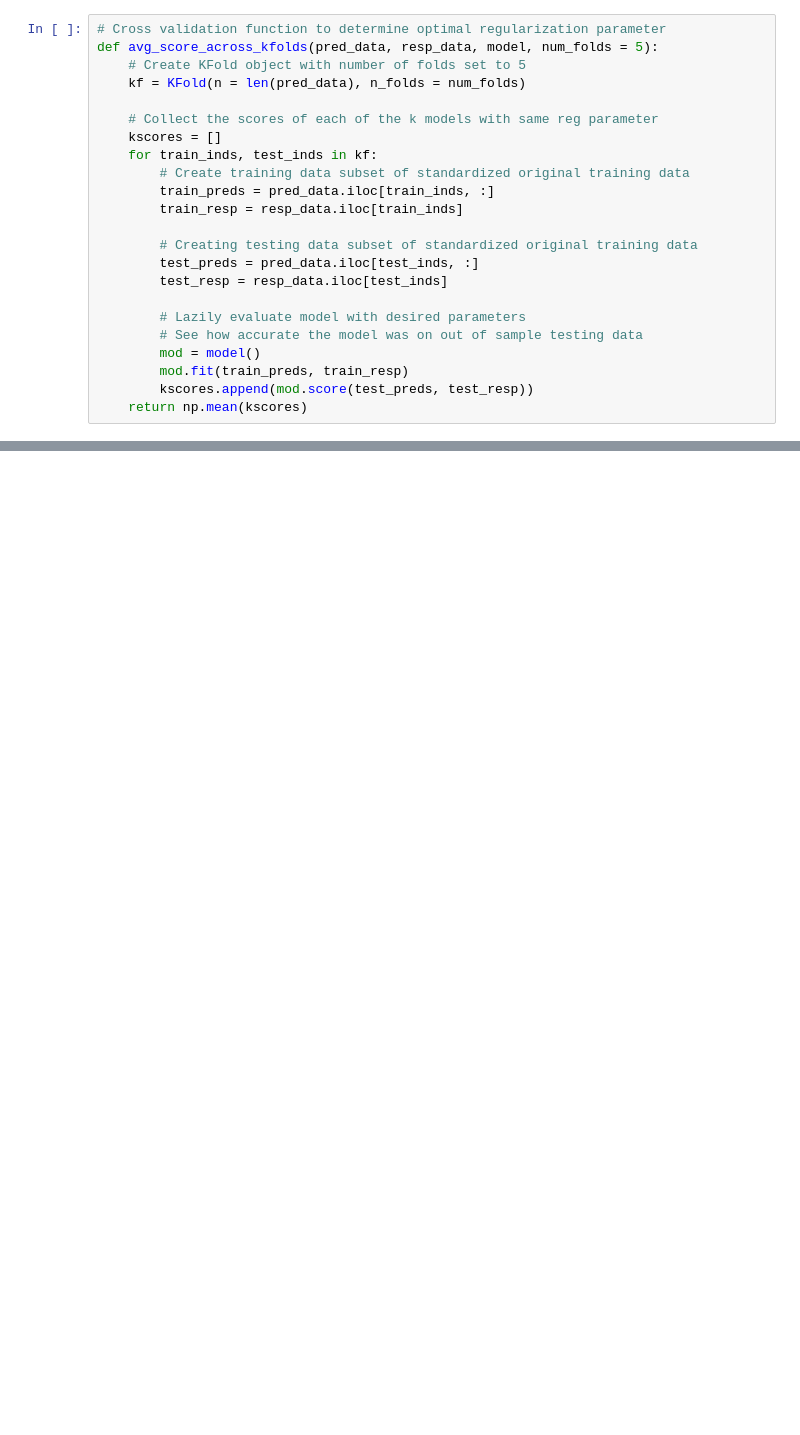
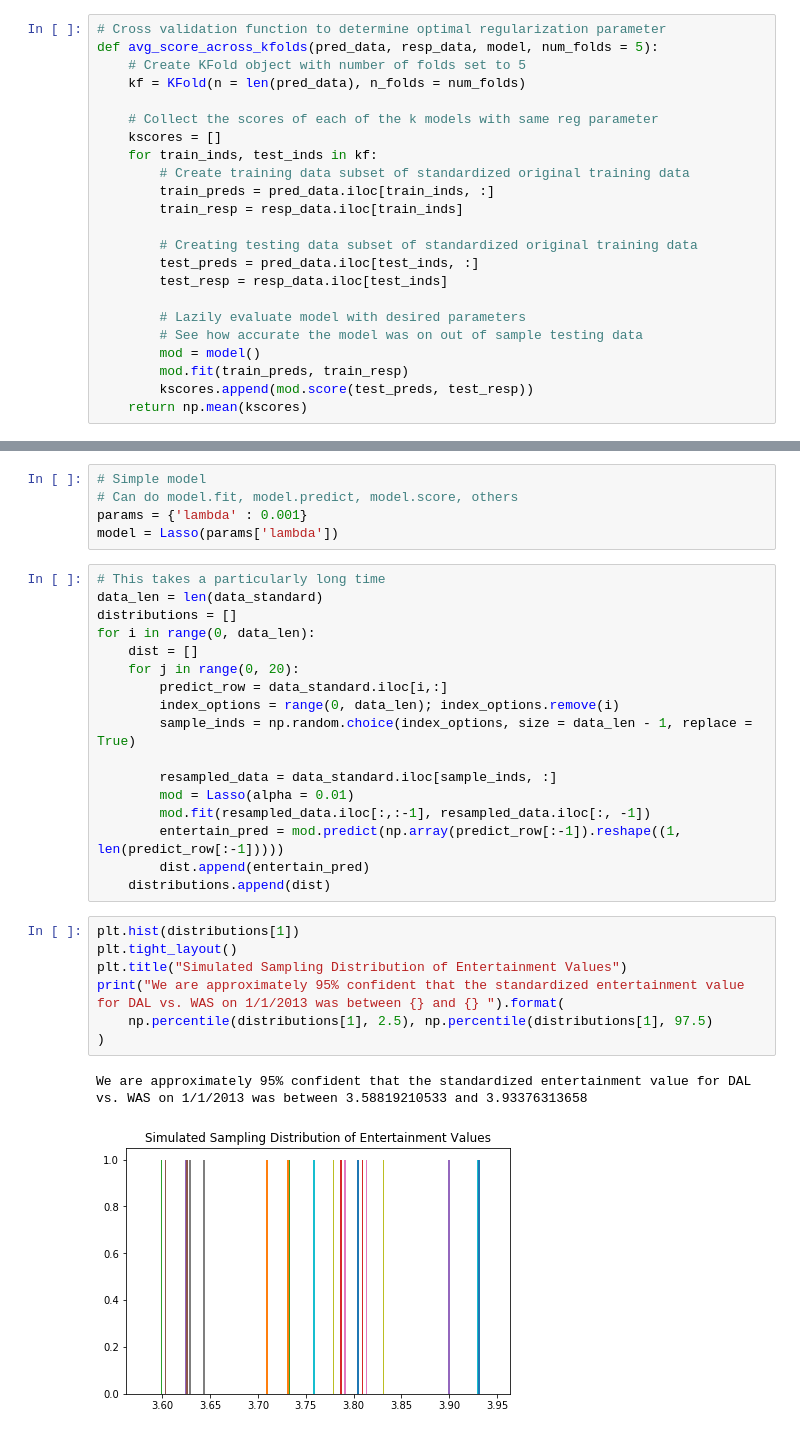
Before and after one commit to leohentschker/nbahack, a Jupyter notebook: data_clean.ipynb, the cells around one changed output, grey strips where cells are left out. Saved outputs shown, nothing was run; the diff lists cells and outputs as text; blank space fills up the shorter version.

```diff
--- a/data_clean.ipynb
+++ b/data_clean.ipynb
@@ -472,0 +519,32 @@ plt.ylabel("Avergage CV accuracy across 5 Folds")
+# %%
+# Simple model
+# Can do model.fit, model.predict, model.score, others
+params = {'lambda' : 0.001}
+model = Lasso(params['lambda'])
+# %%
+# This takes a particularly long time
+data_len = len(data_standard)
+distributions = []
+for i in range(0, data_len):
+    dist = []
+    for j in range(0, 20):
+        predict_row = data_standard.iloc[i,:]
+        index_options = range(0, data_len); index_options.remove(i)
+        sample_inds = np.random.choice(index_options, size = data_len - 1, replace = True)
+
+        resampled_data = data_standard.iloc[sample_inds, :]
+        mod = Lasso(alpha = 0.01)
+        mod.fit(resampled_data.iloc[:,:-1], resampled_data.iloc[:, -1])
+        entertain_pred = mod.predict(np.array(predict_row[:-1]).reshape((1, len(predict_row[:-1]))))
+        dist.append(entertain_pred)
+    distributions.append(dist)
+# %%
+plt.hist(distributions[1])
+plt.tight_layout()
+plt.title("Simulated Sampling Distribution of Entertainment Values")
+print("We are approximately 95% confident that the standardized entertainment value for DAL vs. WAS on 1/1/2013 was between {} and {} ").format(
+    np.percentile(distributions[1], 2.5), np.percentile(distributions[1], 97.5)
+)
+# %% [output]
+We are approximately 95% confident that the standardized entertainment value for DAL vs. WAS on 1/1/2013 was between 3.58819210533 and 3.93376313658
+[figure, added]
```
Also changed, not shown: parts of 13 cells of this notebook.
